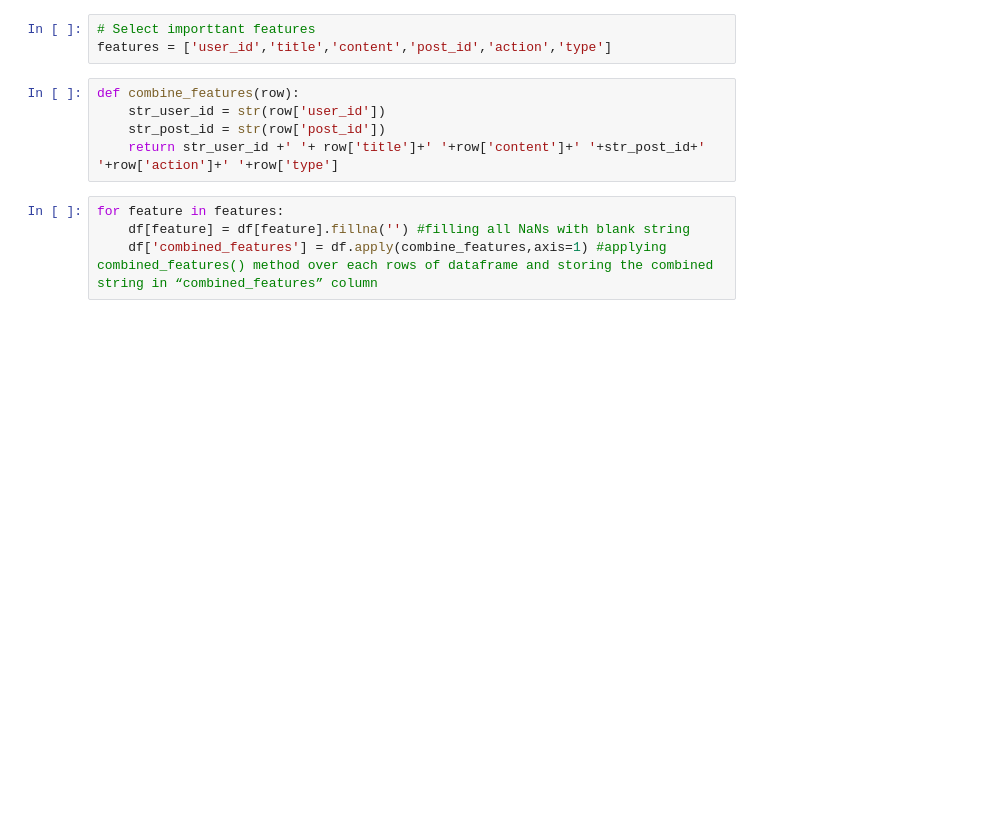
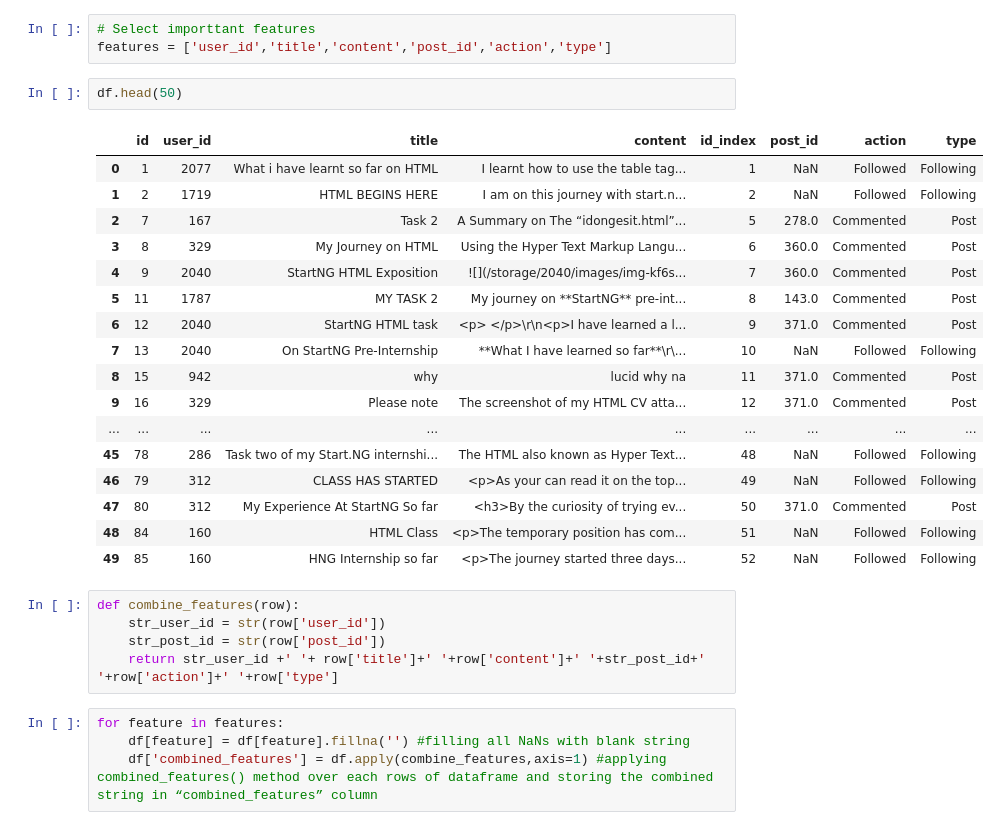
Before and after one commit to hngi/Team_Swift, a Jupyter notebook: Untitled.ipynb, the cells around one changed output. Drawn from its saved outputs; the diff is of its cells as text; blank space fills up the shorter version.

Commit message:
AAUmar's version of post recommender

```diff
--- a/Untitled.ipynb
+++ b/Untitled.ipynb
@@ -92,6 +79,26 @@ df.drop(columns = ['id'])
 # %%
 # Select importtant features
 features = ['user_id','title','content','post_id','action','type']
+# %%
+df.head(50)
+# %% [output]
+|  | id | user_id | title | content | id_index | post_id | action | type |
+| 0 | 1 | 2077 | What i have learnt so far on HTML | I learnt how to use the table tag... | 1 | NaN | Followed | Following |
+| 1 | 2 | 1719 | HTML BEGINS HERE | I am on this journey with start.n... | 2 | NaN | Followed | Following |
+| 2 | 7 | 167 | Task 2 | A Summary on The “idongesit.html”... | 5 | 278.0 | Commented | Post |
+| 3 | 8 | 329 | My Journey on HTML | Using the Hyper Text Markup Langu... | 6 | 360.0 | Commented | Post |
+| 4 | 9 | 2040 | StartNG HTML Exposition | ![](/storage/2040/images/img-kf6s... | 7 | 360.0 | Commented | Post |
+| 5 | 11 | 1787 | MY TASK 2 | My journey on **StartNG** pre-int... | 8 | 143.0 | Commented | Post |
+| 6 | 12 | 2040 | StartNG HTML task | <p> </p>\r\n<p>I have learned a l... | 9 | 371.0 | Commented | Post |
+| 7 | 13 | 2040 | On StartNG Pre-Internship | **What I have learned so far**\r\... | 10 | NaN | Followed | Following |
+| 8 | 15 | 942 | why | lucid why na | 11 | 371.0 | Commented | Post |
+| 9 | 16 | 329 | Please note | The screenshot of my HTML CV atta... | 12 | 371.0 | Commented | Post |
+| ... | ... | ... | ... | ... | ... | ... | ... | ... |
+| 45 | 78 | 286 | Task two of my Start.NG internshi... | The HTML also known as Hyper Text... | 48 | NaN | Followed | Following |
+| 46 | 79 | 312 | CLASS HAS STARTED | <p>As your can read it on the top... | 49 | NaN | Followed | Following |
+| 47 | 80 | 312 | My Experience At StartNG So far | <h3>By the curiosity of trying ev... | 50 | 371.0 | Commented | Post |
+| 48 | 84 | 160 | HTML Class | <p>The temporary position has com... | 51 | NaN | Followed | Following |
+| 49 | 85 | 160 | HNG Internship so far | <p>The journey started three days... | 52 | NaN | Followed | Following |
 # %%
 def combine_features(row):
     str_user_id = str(row['user_id'])
```
Also changed, not shown: parts of 9 cells of this notebook.
